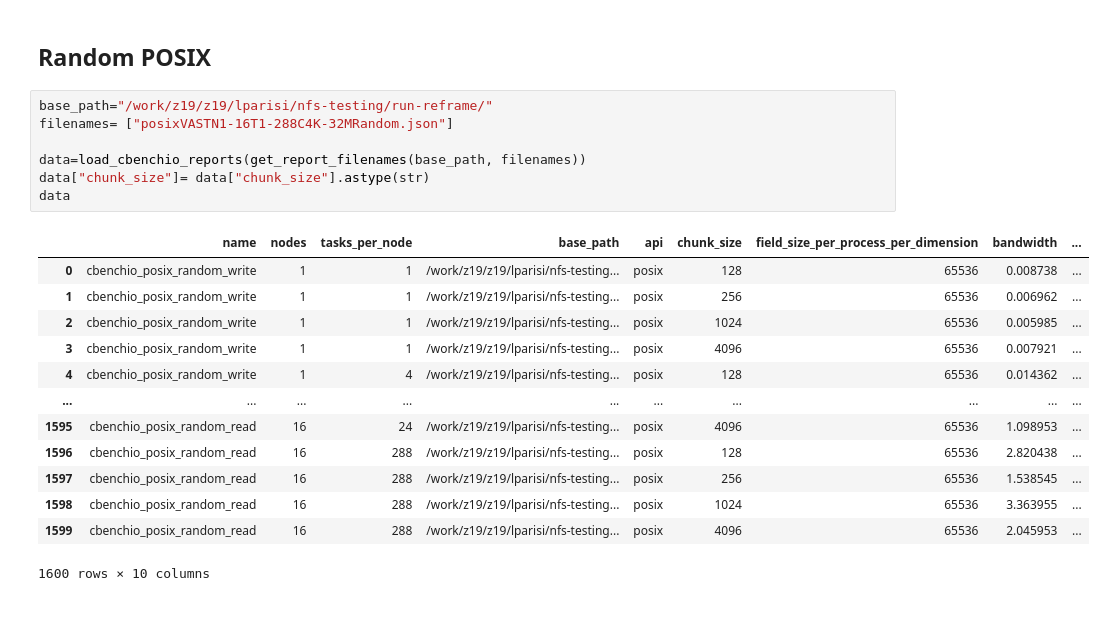
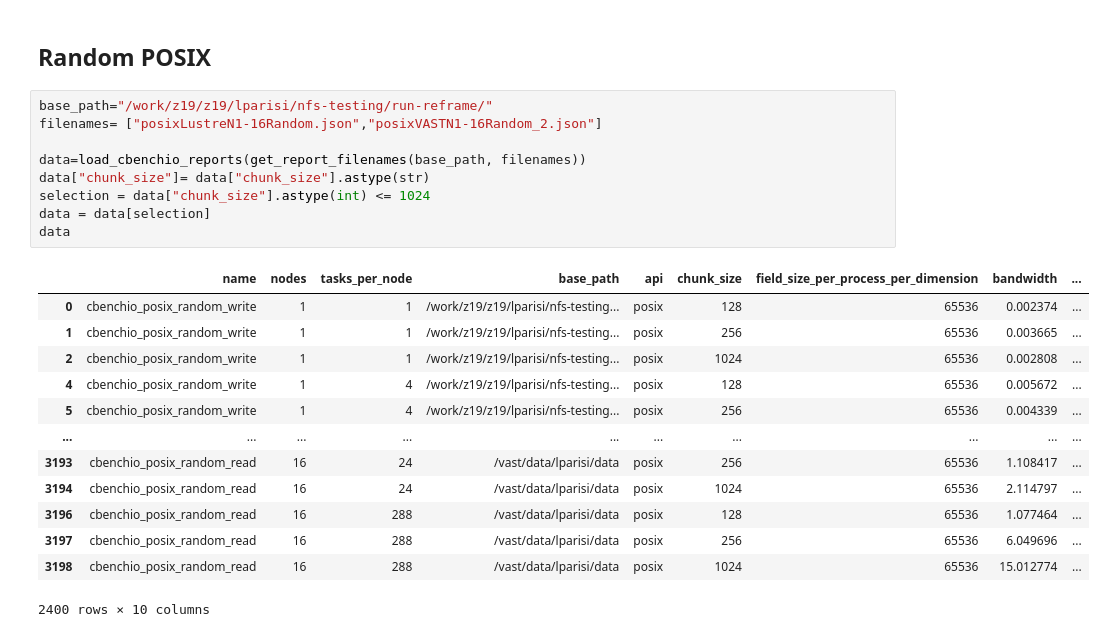
Before and after one commit to lucaparisi91/VAST-Cirrus-benchmarking, a Jupyter notebook: anal/reframe/anal.ipynb, the cells around one changed output. Drawn from its saved outputs; the diff is of its cells as text.

```diff
--- a/anal/reframe/anal.ipynb
+++ b/anal/reframe/anal.ipynb
@@ -149,23 +166,25 @@ plt.savefig("single_node_performance_VAST_posix.png", dpi=300, bbox_inches="tigh
 ## Random POSIX
 # %%
 base_path="/work/z19/z19/lparisi/nfs-testing/run-reframe/"
-filenames= ["posixVASTN1-16T1-288C4K-32MRandom.json"]
+filenames= ["posixLustreN1-16Random.json","posixVASTN1-16Random_2.json"]
 
 data=load_cbenchio_reports(get_report_filenames(base_path, filenames))
 data["chunk_size"]= data["chunk_size"].astype(str)
+selection = data["chunk_size"].astype(int) <= 1024
+data = data[selection]
 data
 # %% [output]
 |  | name | nodes | tasks_per_node | base_path | api | chunk_size | field_size_per_process_per_dimension | bandwidth | ... |
-| 0 | cbenchio_posix_random_write | 1 | 1 | /work/z19/z19/lparisi/nfs-testing... | posix | 128 | 65536 | 0.008738 | ... |
-| 1 | cbenchio_posix_random_write | 1 | 1 | /work/z19/z19/lparisi/nfs-testing... | posix | 256 | 65536 | 0.006962 | ... |
-| 2 | cbenchio_posix_random_write | 1 | 1 | /work/z19/z19/lparisi/nfs-testing... | posix | 1024 | 65536 | 0.005985 | ... |
-| 3 | cbenchio_posix_random_write | 1 | 1 | /work/z19/z19/lparisi/nfs-testing... | posix | 4096 | 65536 | 0.007921 | ... |
-| 4 | cbenchio_posix_random_write | 1 | 4 | /work/z19/z19/lparisi/nfs-testing... | posix | 128 | 65536 | 0.014362 | ... |
+| 0 | cbenchio_posix_random_write | 1 | 1 | /work/z19/z19/lparisi/nfs-testing... | posix | 128 | 65536 | 0.002374 | ... |
+| 1 | cbenchio_posix_random_write | 1 | 1 | /work/z19/z19/lparisi/nfs-testing... | posix | 256 | 65536 | 0.003665 | ... |
+| 2 | cbenchio_posix_random_write | 1 | 1 | /work/z19/z19/lparisi/nfs-testing... | posix | 1024 | 65536 | 0.002808 | ... |
+| 4 | cbenchio_posix_random_write | 1 | 4 | /work/z19/z19/lparisi/nfs-testing... | posix | 128 | 65536 | 0.005672 | ... |
+| 5 | cbenchio_posix_random_write | 1 | 4 | /work/z19/z19/lparisi/nfs-testing... | posix | 256 | 65536 | 0.004339 | ... |
 | ... | ... | ... | ... | ... | ... | ... | ... | ... | ... |
-| 1595 | cbenchio_posix_random_read | 16 | 24 | /work/z19/z19/lparisi/nfs-testing... | posix | 4096 | 65536 | 1.098953 | ... |
-| 1596 | cbenchio_posix_random_read | 16 | 288 | /work/z19/z19/lparisi/nfs-testing... | posix | 128 | 65536 | 2.820438 | ... |
-| 1597 | cbenchio_posix_random_read | 16 | 288 | /work/z19/z19/lparisi/nfs-testing... | posix | 256 | 65536 | 1.538545 | ... |
-| 1598 | cbenchio_posix_random_read | 16 | 288 | /work/z19/z19/lparisi/nfs-testing... | posix | 1024 | 65536 | 3.363955 | ... |
-| 1599 | cbenchio_posix_random_read | 16 | 288 | /work/z19/z19/lparisi/nfs-testing... | posix | 4096 | 65536 | 2.045953 | ... |
+| 3193 | cbenchio_posix_random_read | 16 | 24 | /vast/data/lparisi/data | posix | 256 | 65536 | 1.108417 | ... |
+| 3194 | cbenchio_posix_random_read | 16 | 24 | /vast/data/lparisi/data | posix | 1024 | 65536 | 2.114797 | ... |
+| 3196 | cbenchio_posix_random_read | 16 | 288 | /vast/data/lparisi/data | posix | 128 | 65536 | 1.077464 | ... |
+| 3197 | cbenchio_posix_random_read | 16 | 288 | /vast/data/lparisi/data | posix | 256 | 65536 | 6.049696 | ... |
+| 3198 | cbenchio_posix_random_read | 16 | 288 | /vast/data/lparisi/data | posix | 1024 | 65536 | 15.012774 | ... |
-1600 rows × 10 columns
+2400 rows × 10 columns
 # %%
```
Also changed, not shown: parts of 6 cells of this notebook, 20 other files.
